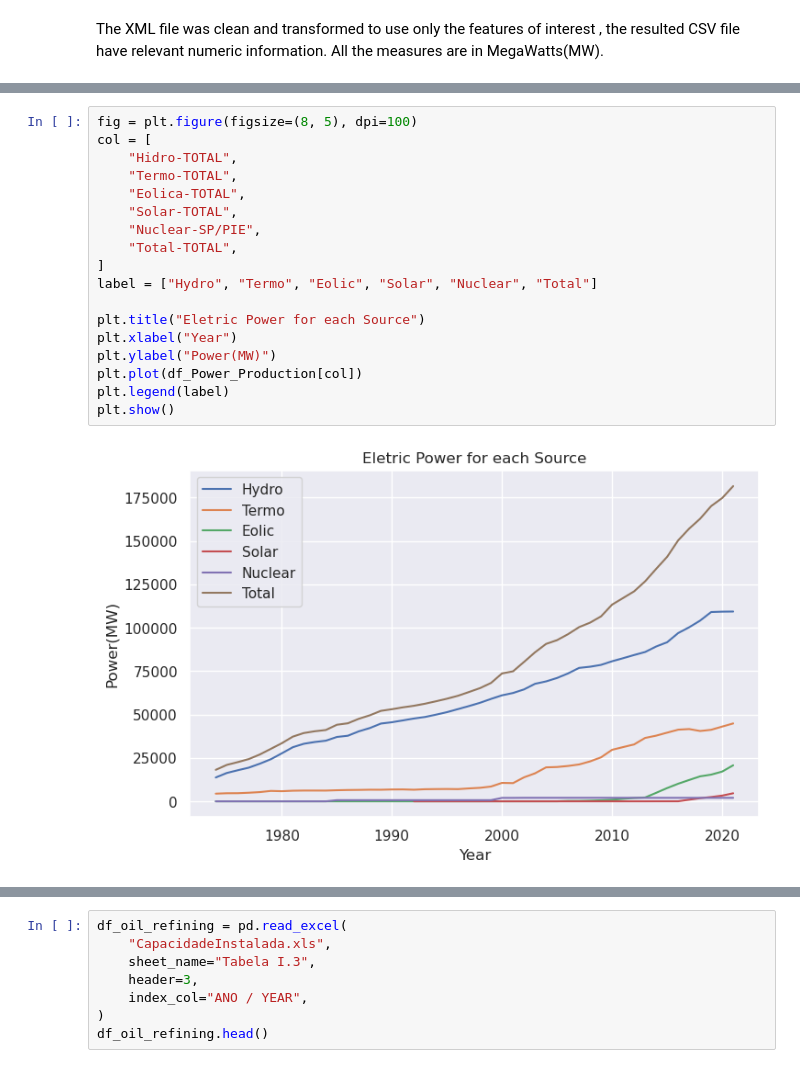
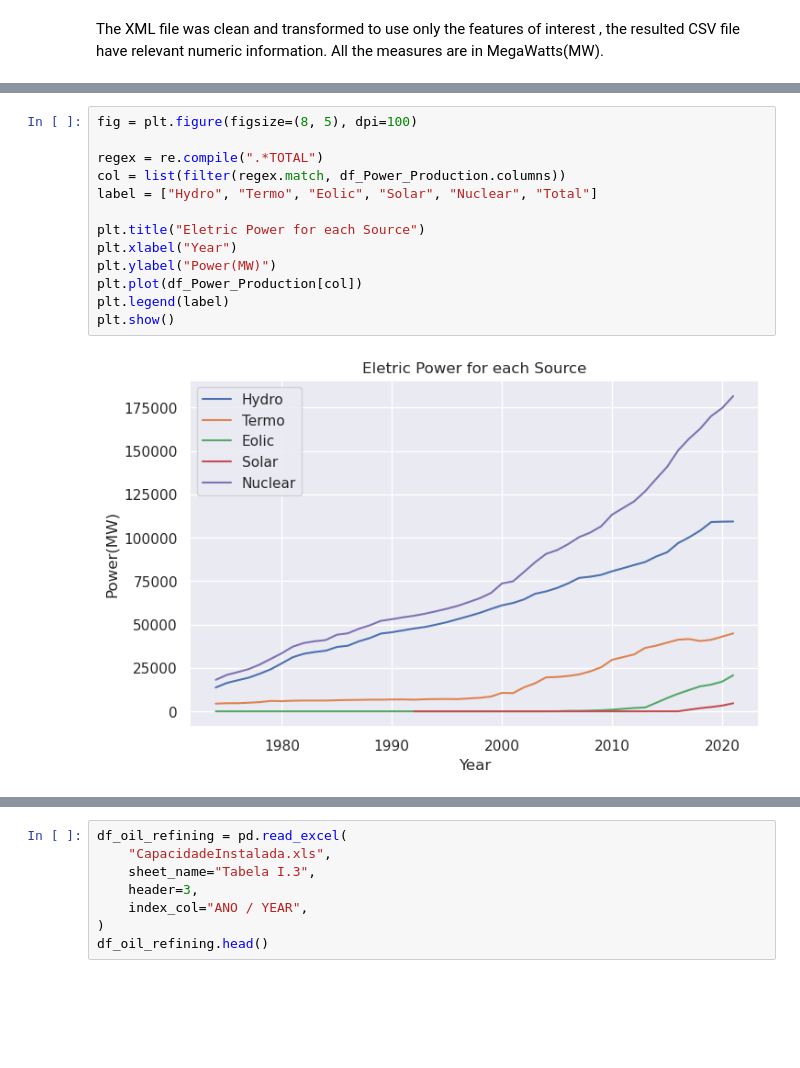
Before and after one commit to IsraelFPM/Brazilian-Energy-EDA, a Jupyter notebook: BrazilEnergy-EDA.ipynb, the cells around one changed output, grey strips where cells are left out. Saved outputs shown, nothing was run; the diff lists cells and outputs as text; blank space fills up the shorter version.

```diff
--- a/BrazilEnergy-EDA.ipynb
+++ b/BrazilEnergy-EDA.ipynb
@@ -132,24 +133,19 @@ df_Power_Production.head()
 [interactive output not drawn]
 # %%
 fig = plt.figure(figsize=(8, 5), dpi=100)
-col = [
-    "Hidro-TOTAL",
-    "Termo-TOTAL",
-    "Eolica-TOTAL",
-    "Solar-TOTAL",
-    "Nuclear-SP/PIE",
-    "Total-TOTAL",
-]
+
+regex = re.compile(".*TOTAL")
+col = list(filter(regex.match, df_Power_Production.columns))
 label = ["Hydro", "Termo", "Eolic", "Solar", "Nuclear", "Total"]
 
 plt.title("Eletric Power for each Source")
 plt.xlabel("Year")
 plt.ylabel("Power(MW)")
 plt.plot(df_Power_Production[col])
 plt.legend(label)
 plt.show()
 # %% [output]
-[figure, old version]
+[figure, new version]
 [interactive output not drawn]
 # %%
 df_oil_refining = pd.read_excel(
```
Also changed, not shown: parts of 7 cells of this notebook.
